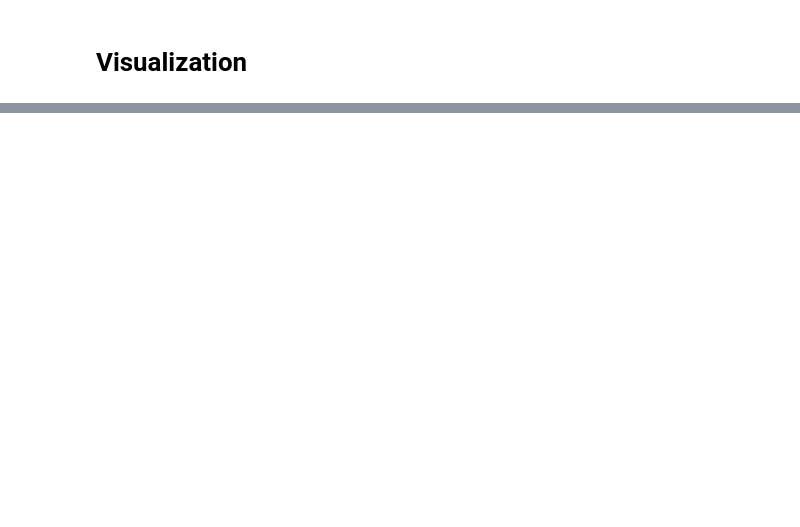
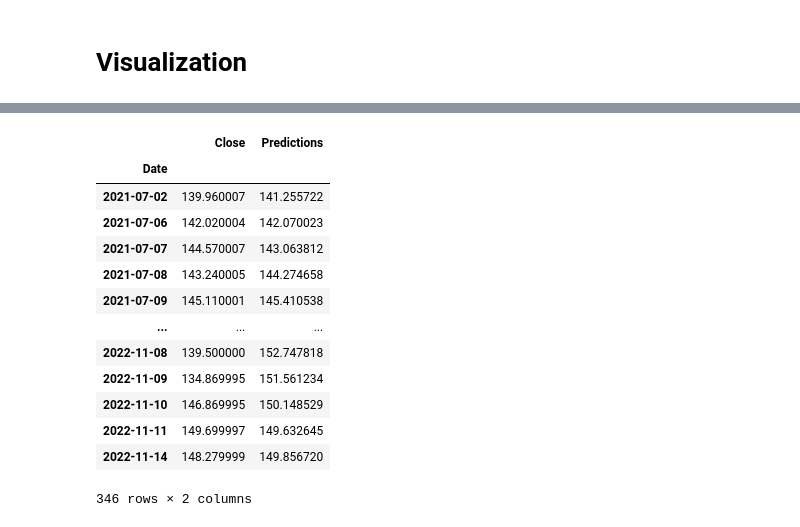
Before and after one commit to renyong0102/CS5100group7, a Jupyter notebook: group7_final.ipynb, the cells around one changed output, grey strips where cells are left out. Cells and saved outputs as stored; diff of their text form; code cells hidden in the pictures; blank space fills up the shorter version.

```diff
--- a/group7_final.ipynb
+++ b/group7_final.ipynb
@@ -67,0 +265,18 @@ SyntaxError: invalid syntax (<ipython-input-6-2fba459bf21b>, line 2)
+# %%
+#show the valid and predicted prices
+valid
+# %% [output]
+|  | Close | Predictions |
+| Date |  |  |
+| 2021-07-02 | 139.960007 | 141.255722 |
+| 2021-07-06 | 142.020004 | 142.070023 |
+| 2021-07-07 | 144.570007 | 143.063812 |
+| 2021-07-08 | 143.240005 | 144.274658 |
+| 2021-07-09 | 145.110001 | 145.410538 |
+| ... | ... | ... |
+| 2022-11-08 | 139.500000 | 152.747818 |
+| 2022-11-09 | 134.869995 | 151.561234 |
+| 2022-11-10 | 146.869995 | 150.148529 |
+| 2022-11-11 | 149.699997 | 149.632645 |
+| 2022-11-14 | 148.279999 | 149.856720 |
+346 rows × 2 columns
```
Also changed, not shown: parts of 28 cells of this notebook.
